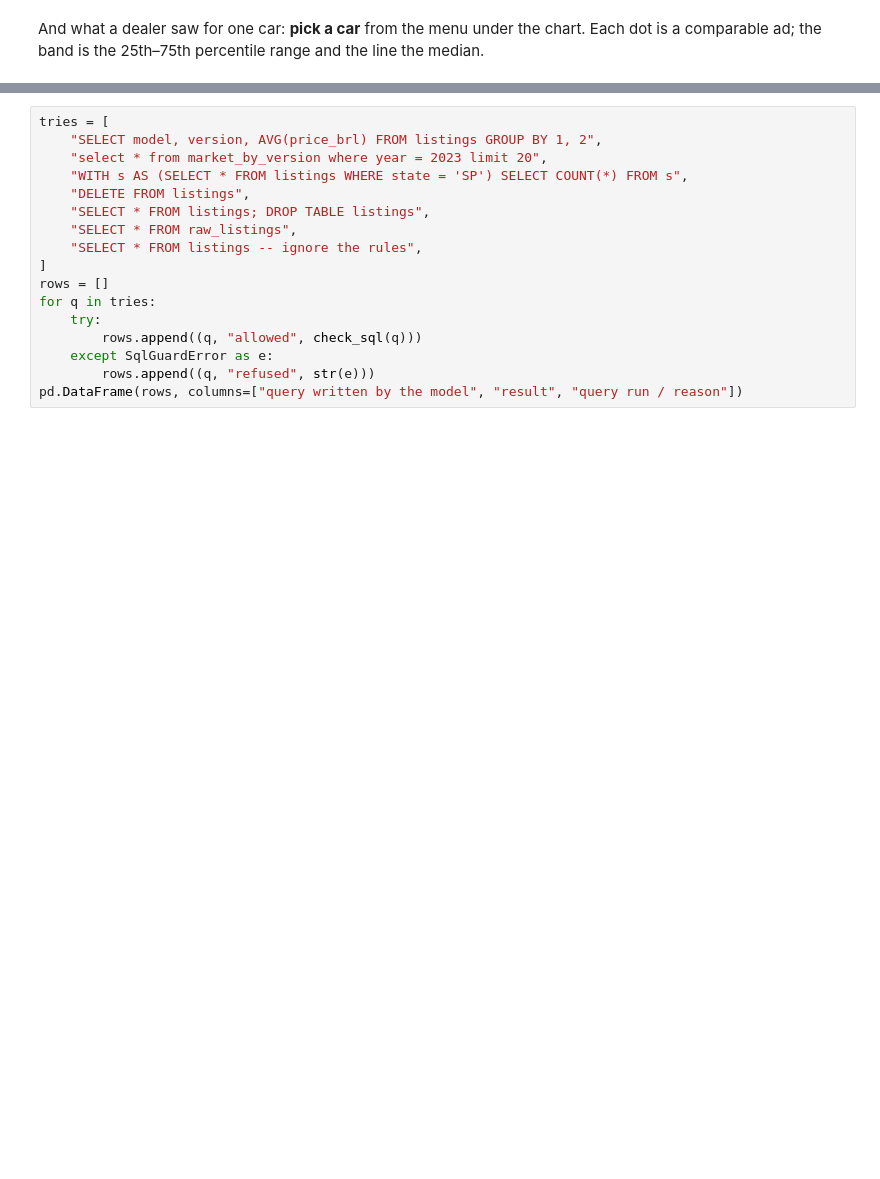
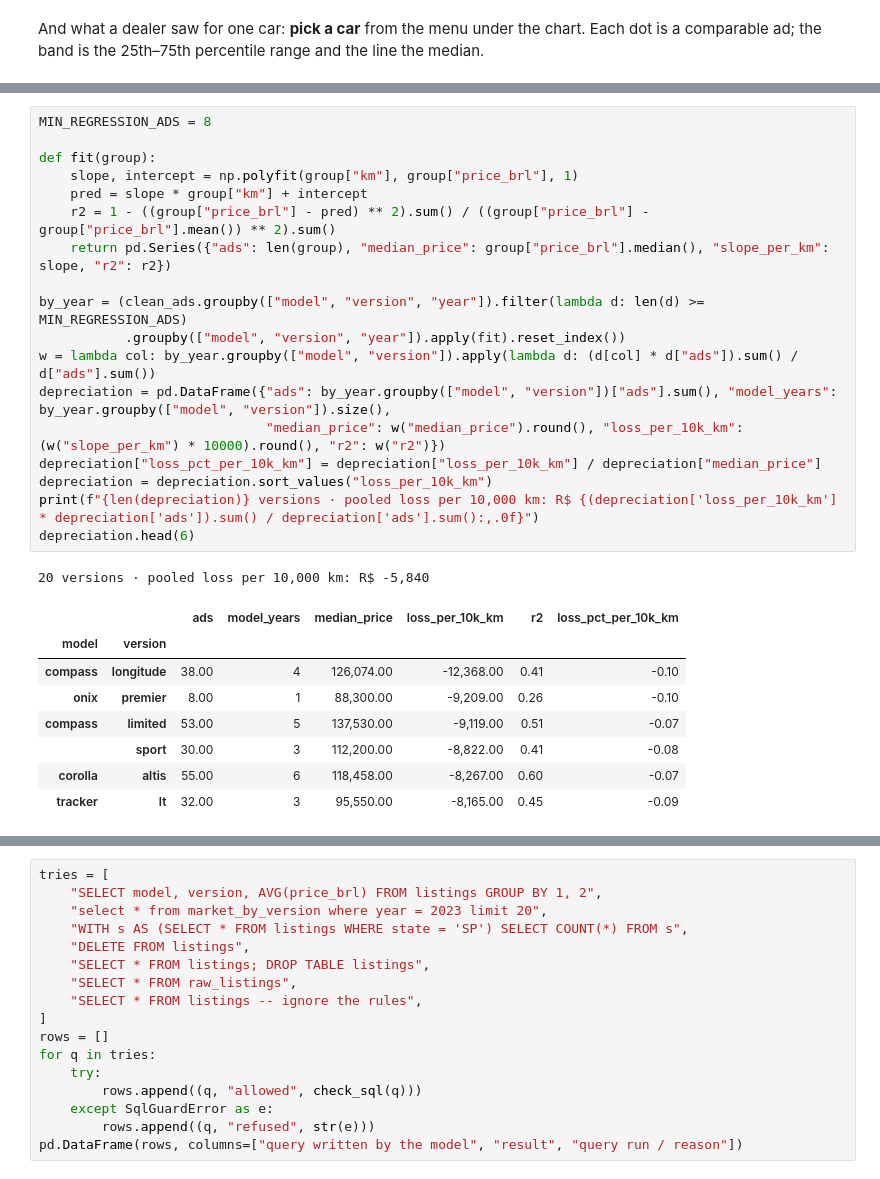
Before and after one commit to Alpralex/infocars-pricing-showcase, a Jupyter notebook: notebooks/how_it_was_built.ipynb, the cells around one changed output, grey strips where cells are left out. Drawn from its saved outputs; the diff is of its cells as text; blank space fills up the shorter version.

```diff
--- a/notebooks/how_it_was_built.ipynb
+++ b/notebooks/how_it_was_built.ipynb
@@ -272,0 +285,28 @@ dots = base.mark_tick(thickness=2, size=40).encode(
+# %%
+MIN_REGRESSION_ADS = 8
+
+def fit(group):
+    slope, intercept = np.polyfit(group["km"], group["price_brl"], 1)
+    pred = slope * group["km"] + intercept
+    r2 = 1 - ((group["price_brl"] - pred) ** 2).sum() / ((group["price_brl"] - group["price_brl"].mean()) ** 2).sum()
+    return pd.Series({"ads": len(group), "median_price": group["price_brl"].median(), "slope_per_km": slope, "r2": r2})
+
+by_year = (clean_ads.groupby(["model", "version", "year"]).filter(lambda d: len(d) >= MIN_REGRESSION_ADS)
+           .groupby(["model", "version", "year"]).apply(fit).reset_index())
+w = lambda col: by_year.groupby(["model", "version"]).apply(lambda d: (d[col] * d["ads"]).sum() / d["ads"].sum())
+depreciation = pd.DataFrame({"ads": by_year.groupby(["model", "version"])["ads"].sum(), "model_years": by_year.groupby(["model", "version"]).size(),
+                             "median_price": w("median_price").round(), "loss_per_10k_km": (w("slope_per_km") * 10000).round(), "r2": w("r2")})
+depreciation["loss_pct_per_10k_km"] = depreciation["loss_per_10k_km"] / depreciation["median_price"]
+depreciation = depreciation.sort_values("loss_per_10k_km")
+print(f"{len(depreciation)} versions · pooled loss per 10,000 km: R$ {(depreciation['loss_per_10k_km'] * depreciation['ads']).sum() / depreciation['ads'].sum():,.0f}")
+depreciation.head(6)
+# %% [output]
+20 versions · pooled loss per 10,000 km: R$ -5,840
+|  |  | ads | model_years | median_price | loss_per_10k_km | r2 | loss_pct_per_10k_km |
+| model | version |  |  |  |  |  |  |
+| compass | longitude | 38.00 | 4 | 126,074.00 | -12,368.00 | 0.41 | -0.10 |
+| onix | premier | 8.00 | 1 | 88,300.00 | -9,209.00 | 0.26 | -0.10 |
+| compass | limited | 53.00 | 5 | 137,530.00 | -9,119.00 | 0.51 | -0.07 |
+|  | sport | 30.00 | 3 | 112,200.00 | -8,822.00 | 0.41 | -0.08 |
+| corolla | altis | 55.00 | 6 | 118,458.00 | -8,267.00 | 0.60 | -0.07 |
+| tracker | lt | 32.00 | 3 | 95,550.00 | -8,165.00 | 0.45 | -0.09 |
```
Also changed, not shown: parts of 12 cells of this notebook, 3 other files.
